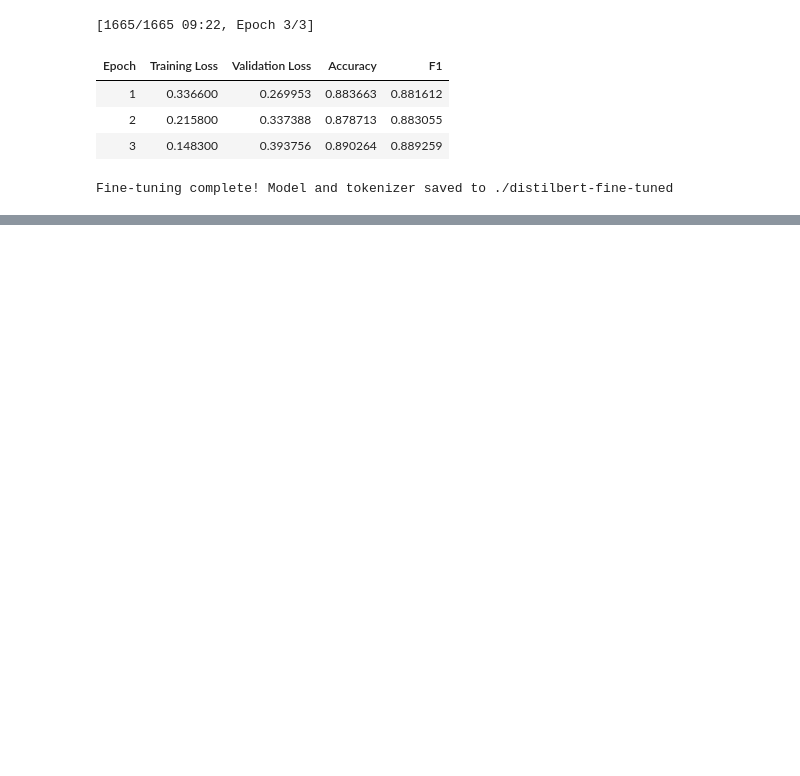
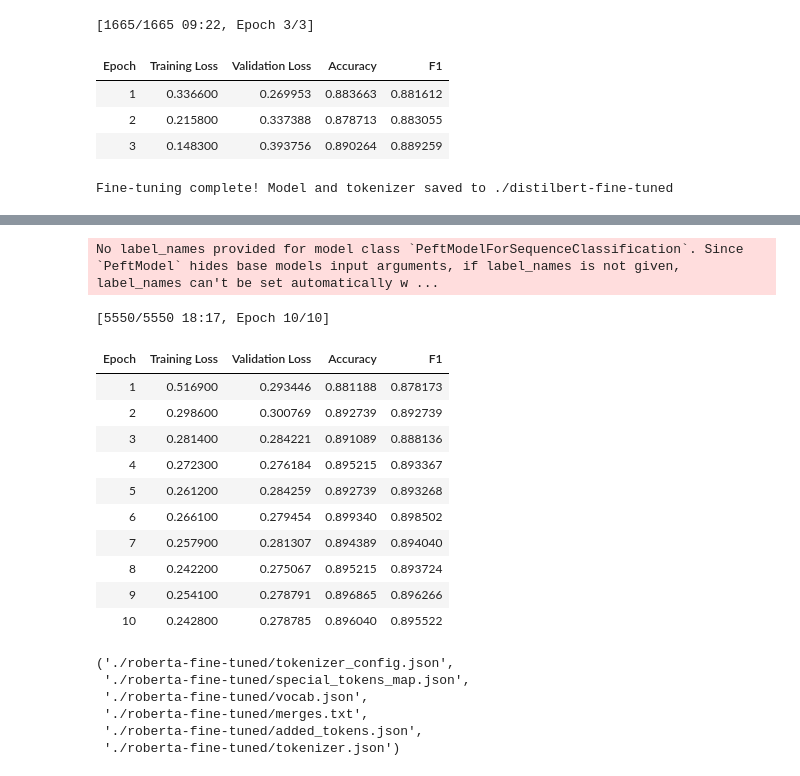
Before and after one commit to saropi99/nlp-project, a Jupyter notebook: 2-assignment/notebook.ipynb, the cells around one changed output, grey strips where cells are left out. Drawn from its saved outputs; the diff is of its cells as text; code cells hidden in the pictures; blank space fills up the shorter version.

Commit message:
RobertA

```diff
--- a/2-assignment/notebook.ipynb
+++ b/2-assignment/notebook.ipynb
@@ -307,0 +342,56 @@ Fine-tuning complete! Model and tokenizer saved to ./distilbert-fine-tuned
+# %%
+training_args = TrainingArguments(
+    output_dir='./roberta_results',
+    eval_strategy='epoch',
+    learning_rate=2e-5,
+    per_device_train_batch_size=16,
+    per_device_eval_batch_size=16,
+    num_train_epochs=10,
+    weight_decay=0.01,
+    save_strategy='epoch',
+    load_best_model_at_end=True,
+    metric_for_best_model='f1',
+    logging_dir='./roberta_logs',
+    report_to='none',
+)
+
+def compute_metrics(eval_pred):
+    logits, labels = eval_pred
+    predictions = np.argmax(logits, axis=-1)
+    return {
+        'accuracy': accuracy_score(labels, predictions),
+        'f1': f1_score(labels, predictions, average='binary'),
+    }
+
+trainer = Trainer(
+    model=model,
+    args=training_args,
+    train_dataset=tokenized_train_dataset,
+    eval_dataset=tokenized_val_dataset,
+    compute_metrics=compute_metrics,
+)
+
+trainer.train()
+
+trainer.save_model('./roberta-fine-tuned')
+tokenizer.save_pretrained('./roberta-fine-tuned')
+# %% [output]
+No label_names provided for model class `PeftModelForSequenceClassification`. Since `PeftModel` hides base models input arguments, if label_names is not given, label_names can't be set automatically w ...
+[5550/5550 18:17, Epoch 10/10]
+| Epoch | Training Loss | Validation Loss | Accuracy | F1 |
+| 1 | 0.516900 | 0.293446 | 0.881188 | 0.878173 |
+| 2 | 0.298600 | 0.300769 | 0.892739 | 0.892739 |
+| 3 | 0.281400 | 0.284221 | 0.891089 | 0.888136 |
+| 4 | 0.272300 | 0.276184 | 0.895215 | 0.893367 |
+| 5 | 0.261200 | 0.284259 | 0.892739 | 0.893268 |
+| 6 | 0.266100 | 0.279454 | 0.899340 | 0.898502 |
+| 7 | 0.257900 | 0.281307 | 0.894389 | 0.894040 |
+| 8 | 0.242200 | 0.275067 | 0.895215 | 0.893724 |
+| 9 | 0.254100 | 0.278791 | 0.896865 | 0.896266 |
+| 10 | 0.242800 | 0.278785 | 0.896040 | 0.895522 |
+('./roberta-fine-tuned/tokenizer_config.json',
+ './roberta-fine-tuned/special_tokens_map.json',
+ './roberta-fine-tuned/vocab.json',
+ './roberta-fine-tuned/merges.txt',
+ './roberta-fine-tuned/added_tokens.json',
+ './roberta-fine-tuned/tokenizer.json')
```
Also changed, not shown: parts of 3 cells of this notebook, 9 other files.
